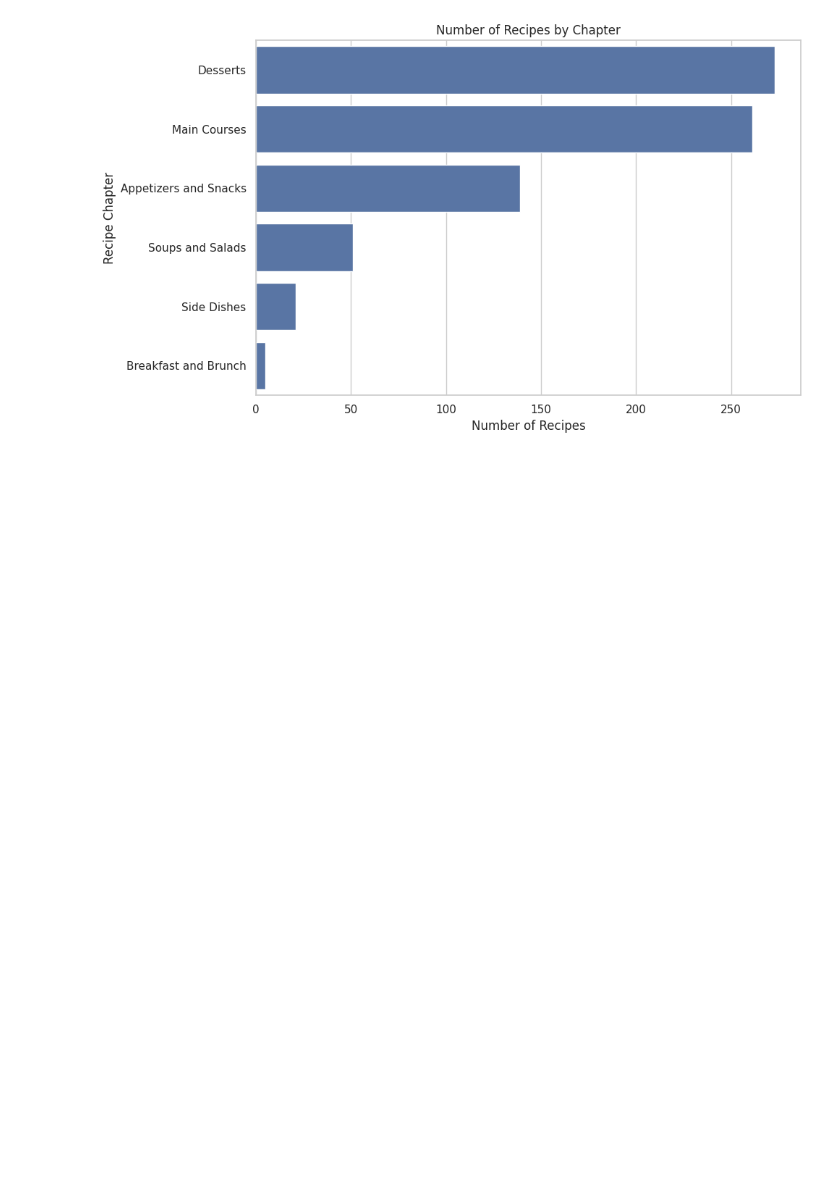
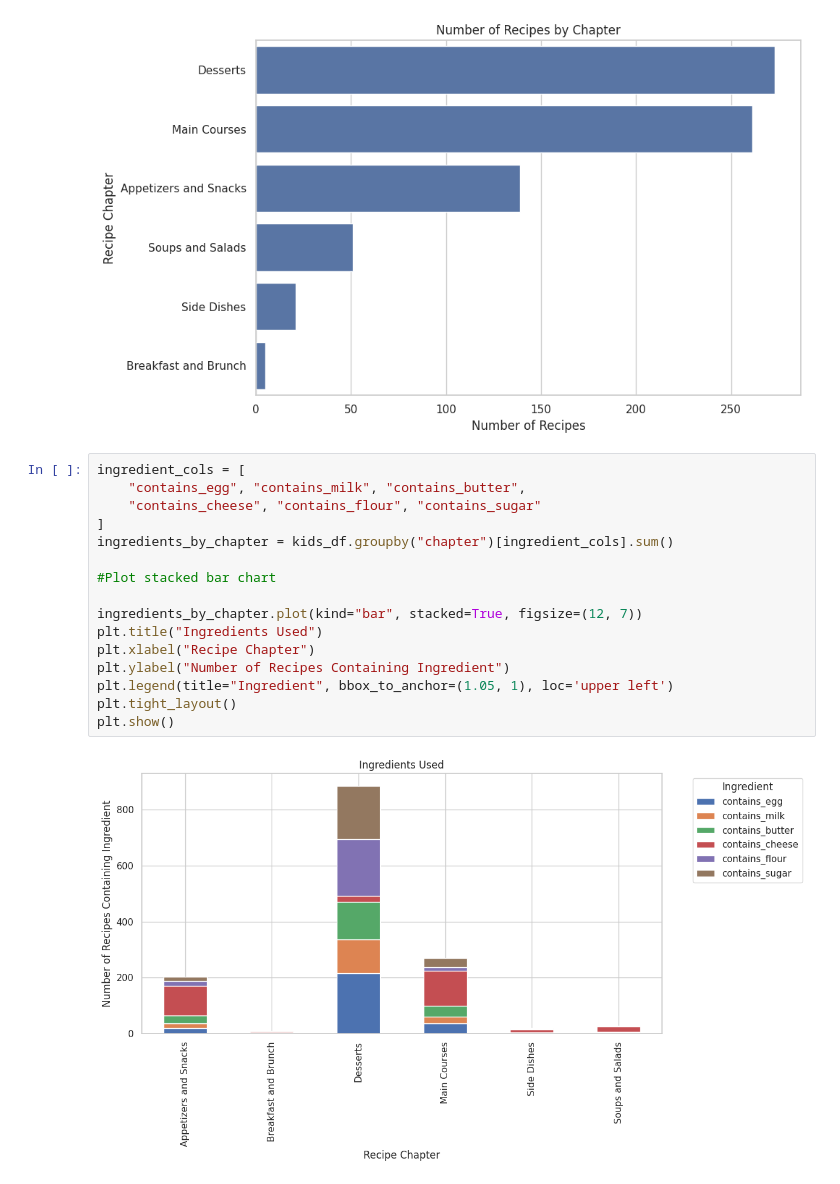
Before and after one commit to emilymeunierb/Independent-Studies---Datasets, a Jupyter notebook: kids_recipes_analysis.ipynb, the cells around one changed output. Drawn from its saved outputs; the diff is of its cells as text; blank space fills up the shorter version.

Commit message:
Added stacked bar chart for kids recipe dataset

```diff
--- a/kids_recipes_analysis.ipynb
+++ b/kids_recipes_analysis.ipynb
@@ -24,3 +24,21 @@ plt.show()
 [interactive output not drawn]
 Saving Updated_ kids_recipes.csv to Updated_ kids_recipes.csv
 [figure]
+# %%
+ingredient_cols = [
+    "contains_egg", "contains_milk", "contains_butter",
+    "contains_cheese", "contains_flour", "contains_sugar"
+]
+ingredients_by_chapter = kids_df.groupby("chapter")[ingredient_cols].sum()
+
+#Plot stacked bar chart
+
+ingredients_by_chapter.plot(kind="bar", stacked=True, figsize=(12, 7))
+plt.title("Ingredients Used")
+plt.xlabel("Recipe Chapter")
+plt.ylabel("Number of Recipes Containing Ingredient")
+plt.legend(title="Ingredient", bbox_to_anchor=(1.05, 1), loc='upper left')
+plt.tight_layout()
+plt.show()
+# %% [output]
+[figure, added]
```
